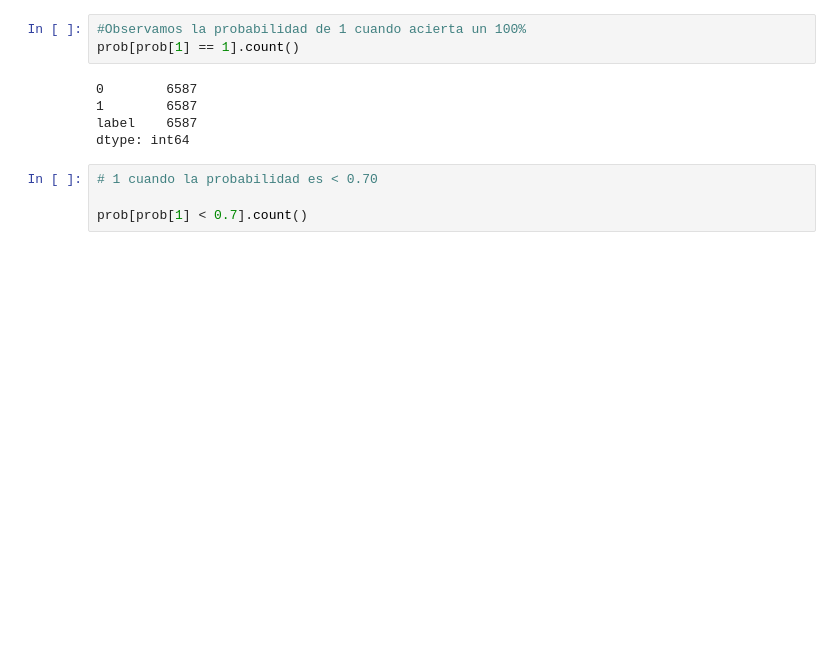
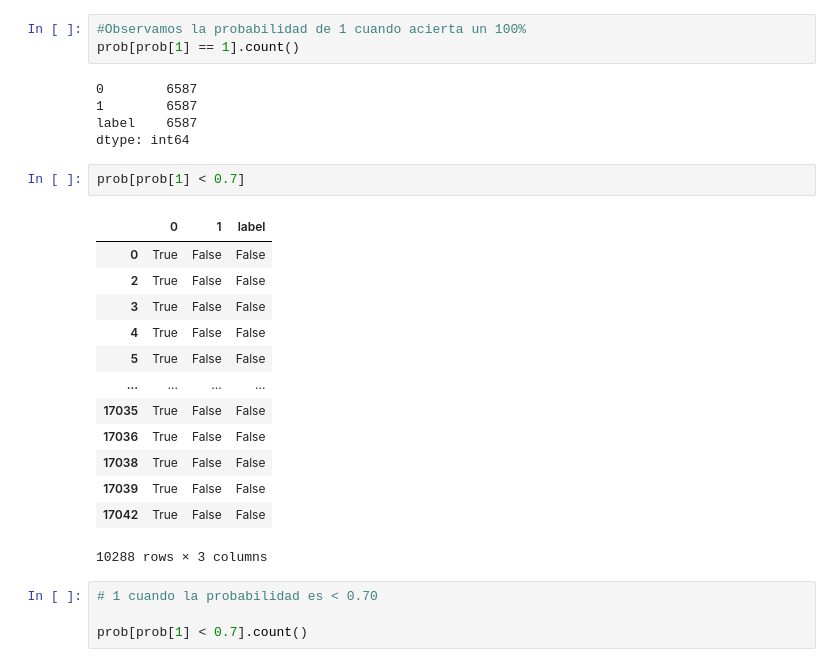
Before and after one commit to metalkutz/juanito_v2.0, a Jupyter notebook: mod_naiveBayes.ipynb, the cells around one changed output. Drawn from its saved outputs; the diff is of its cells as text; blank space fills up the shorter version.

```diff
--- a/mod_naiveBayes.ipynb
+++ b/mod_naiveBayes.ipynb
@@ -99,6 +116,22 @@ prob[prob[1] == 1].count()
 1        6587
 label    6587
 dtype: int64
+# %%
+prob[prob[1] < 0.7]
+# %% [output]
+|  | 0 | 1 | label |
+| 0 | True | False | False |
+| 2 | True | False | False |
+| 3 | True | False | False |
+| 4 | True | False | False |
+| 5 | True | False | False |
+| ... | ... | ... | ... |
+| 17035 | True | False | False |
+| 17036 | True | False | False |
+| 17038 | True | False | False |
+| 17039 | True | False | False |
+| 17042 | True | False | False |
+10288 rows × 3 columns
 # %%
 # 1 cuando la probabilidad es < 0.70
 
```
Also changed, not shown: parts of 10 cells of this notebook.
